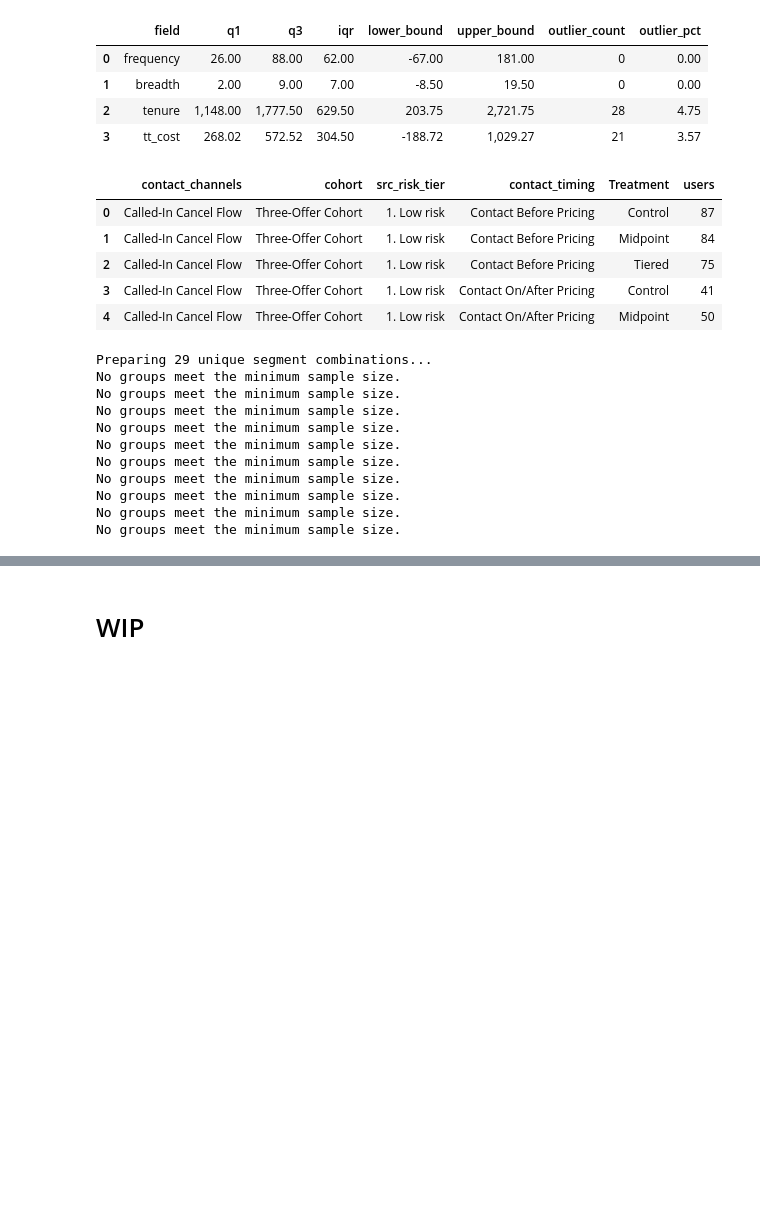
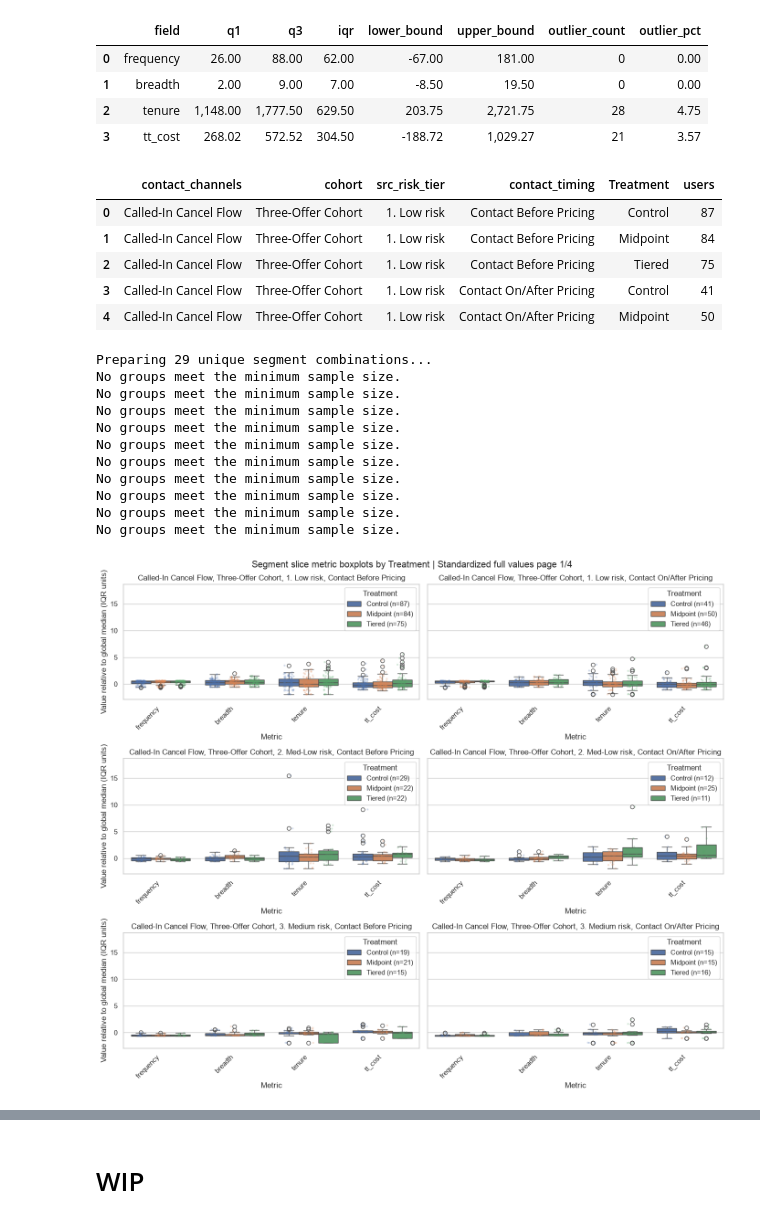
Before and after one commit to ying-gannett/stop_save_pChurn, a Jupyter notebook: src/notebooks/EDA.ipynb, the cells around one changed output, grey strips where cells are left out. Saved outputs shown, nothing was run; the diff lists cells and outputs as text; code cells hidden in the pictures; blank space fills up the shorter version.

```diff
--- a/src/notebooks/EDA.ipynb
+++ b/src/notebooks/EDA.ipynb
@@ -329,30 +329,34 @@ _ = plot_full_and_clipped_boxplot(
 # Slices of Segments boxplots
 slice_fields=["contact_channels", "cohort", "src_risk_tier", "contact_timing"]
 res = plot_slices_of_segments_boxplot(
     df_action,
     metrics=NUMERIC_FIELDS,
     slice_fields=slice_fields,
     chart_folder=str(CHART_DIR / "boxplots"),
     full_file_name="segment_slices_full.png",
     clipped_file_name="segment_slices_clipped.png",
     slices_per_file=6,
     n_cols=2,
+    metric_scale="robust_global",
+    sharey=True,
+    show=True, save=False
 )
 # %% [output]
 |  | contact_channels | cohort | src_risk_tier | contact_timing | Treatment | users |
 | 0 | Called-In Cancel Flow | Three-Offer Cohort | 1. Low risk | Contact Before Pricing | Control | 87 |
 | 1 | Called-In Cancel Flow | Three-Offer Cohort | 1. Low risk | Contact Before Pricing | Midpoint | 84 |
 | 2 | Called-In Cancel Flow | Three-Offer Cohort | 1. Low risk | Contact Before Pricing | Tiered | 75 |
 | 3 | Called-In Cancel Flow | Three-Offer Cohort | 1. Low risk | Contact On/After Pricing | Control | 41 |
 | 4 | Called-In Cancel Flow | Three-Offer Cohort | 1. Low risk | Contact On/After Pricing | Midpoint | 50 |
 Preparing 29 unique segment combinations...
 No groups meet the minimum sample size.
 No groups meet the minimum sample size.
 No groups meet the minimum sample size.
 No groups meet the minimum sample size.
 No groups meet the minimum sample size.
 No groups meet the minimum sample size.
 No groups meet the minimum sample size.
 No groups meet the minimum sample size.
 No groups meet the minimum sample size.
 No groups meet the minimum sample size.
+[figure, added]
```
Also changed, not shown: parts of 1 cell of this notebook, 2 other files.
